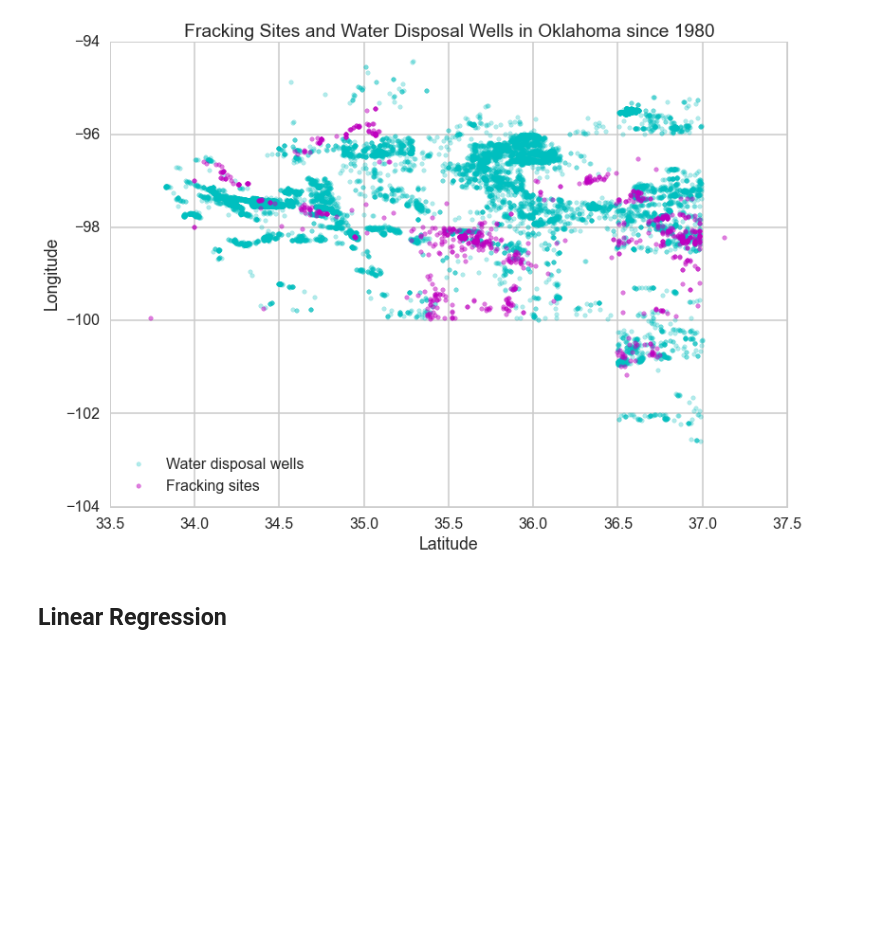
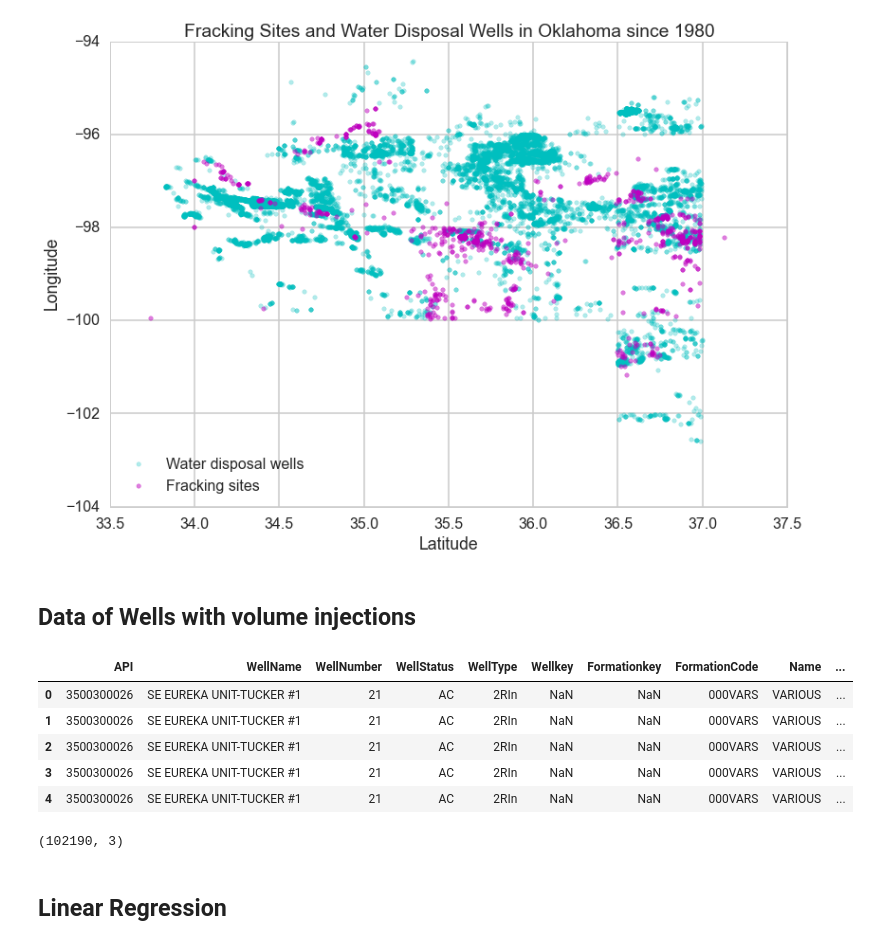
Before and after one commit to tperol/earthquake-clusters, a Jupyter notebook: Experiment_Poels.ipynb, the cells around one changed output. Cells and saved outputs as stored; diff of their text form; code cells hidden in the pictures; blank space fills up the shorter version.

Commit message:
Added injection volume to linear regression

```diff
--- a/Experiment_Poels.ipynb
+++ b/Experiment_Poels.ipynb
@@ -363,6 +363,32 @@ plt.legend(loc =3)
 # %% [output]
 <matplotlib.legend.Legend at 0x...>
 [figure]
+# %% [markdown]
+## Data of Wells with volume injections
+# %%
+wellvol = pd.read_excel('tempdata/wells.xlsx')
+wellvol.head()
+# Column X = longitude
+# Column Y = latitude
+# Column Volume = liters of injected water.
+# %% [output]
+|  | API | WellName | WellNumber | WellStatus | WellType | Wellkey | Formationkey | FormationCode | Name | ... |
+| 0 | 3500300026 | SE EUREKA UNIT-TUCKER #1 | 21 | AC | 2RIn | NaN | NaN | 000VARS | VARIOUS | ... |
+| 1 | 3500300026 | SE EUREKA UNIT-TUCKER #1 | 21 | AC | 2RIn | NaN | NaN | 000VARS | VARIOUS | ... |
+| 2 | 3500300026 | SE EUREKA UNIT-TUCKER #1 | 21 | AC | 2RIn | NaN | NaN | 000VARS | VARIOUS | ... |
+| 3 | 3500300026 | SE EUREKA UNIT-TUCKER #1 | 21 | AC | 2RIn | NaN | NaN | 000VARS | VARIOUS | ... |
+| 4 | 3500300026 | SE EUREKA UNIT-TUCKER #1 | 21 | AC | 2RIn | NaN | NaN | 000VARS | VARIOUS | ... |
+# %%
+# Clean up data by picking correct coordinates and delete missing data
+wellvol = wellvol[['X', 'Y', 'Volume']]
+wellvol = wellvol[np.isfinite(wellvol['X'])]
+wellvol = wellvol[np.isfinite(wellvol['Y'])]
+wellvol = wellvol[np.isfinite(wellvol['Volume'])]
+welldf = wellvol[(wellvol.X >= -102.918) & (wellvol.X <= -94.466)]
+welldf = welldf[(welldf.Y >= 33.811) & (welldf.Y <= 36.99869)]
+welldf.shape
+# %% [output]
+(102190, 3)
 # %% [markdown]
 ## Linear Regression
 # %% [markdown]
```
Also changed, not shown: parts of 11 cells of this notebook.
